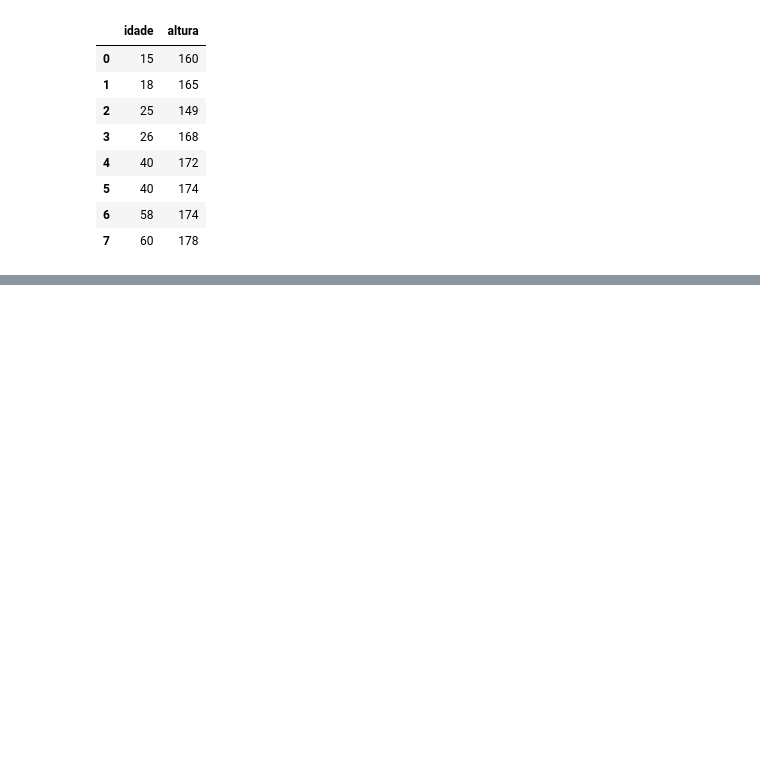
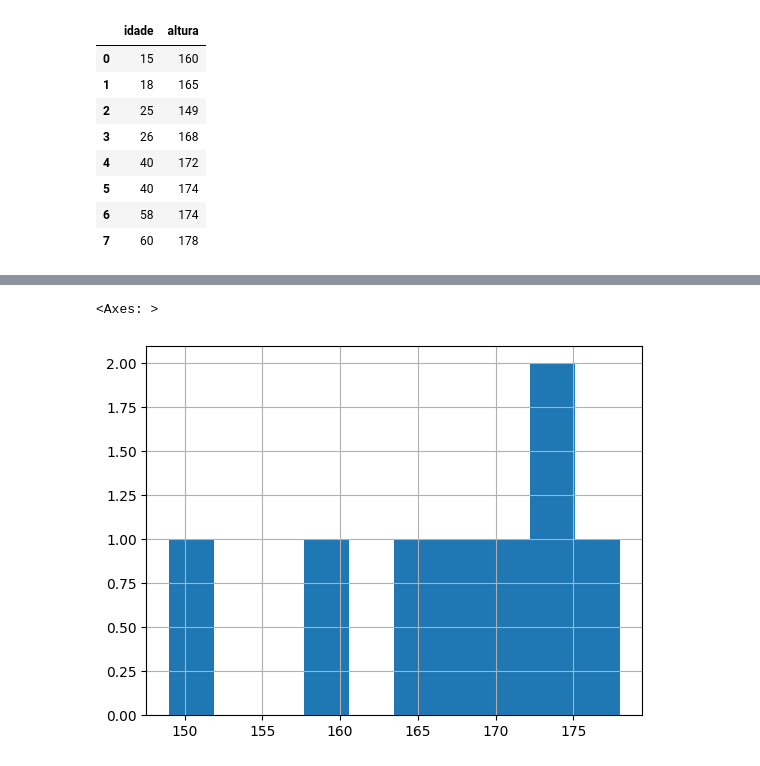
Before and after one commit to Rebekacorreia/Pythin-Estatistica-Aplicada, a Jupyter notebook: estatistica.ipynb, the cells around one changed output, grey strips where cells are left out. Drawn from its saved outputs; the diff is of its cells as text; code cells hidden in the pictures; blank space fills up the shorter version.

```diff
--- a/estatistica.ipynb
+++ b/estatistica.ipynb
@@ -124,0 +193,5 @@ df
+# %%
+df["altura"].hist()
+# %% [output]
+<Axes: >
+[figure, added]
```
Also changed, not shown: parts of 36 cells of this notebook.
